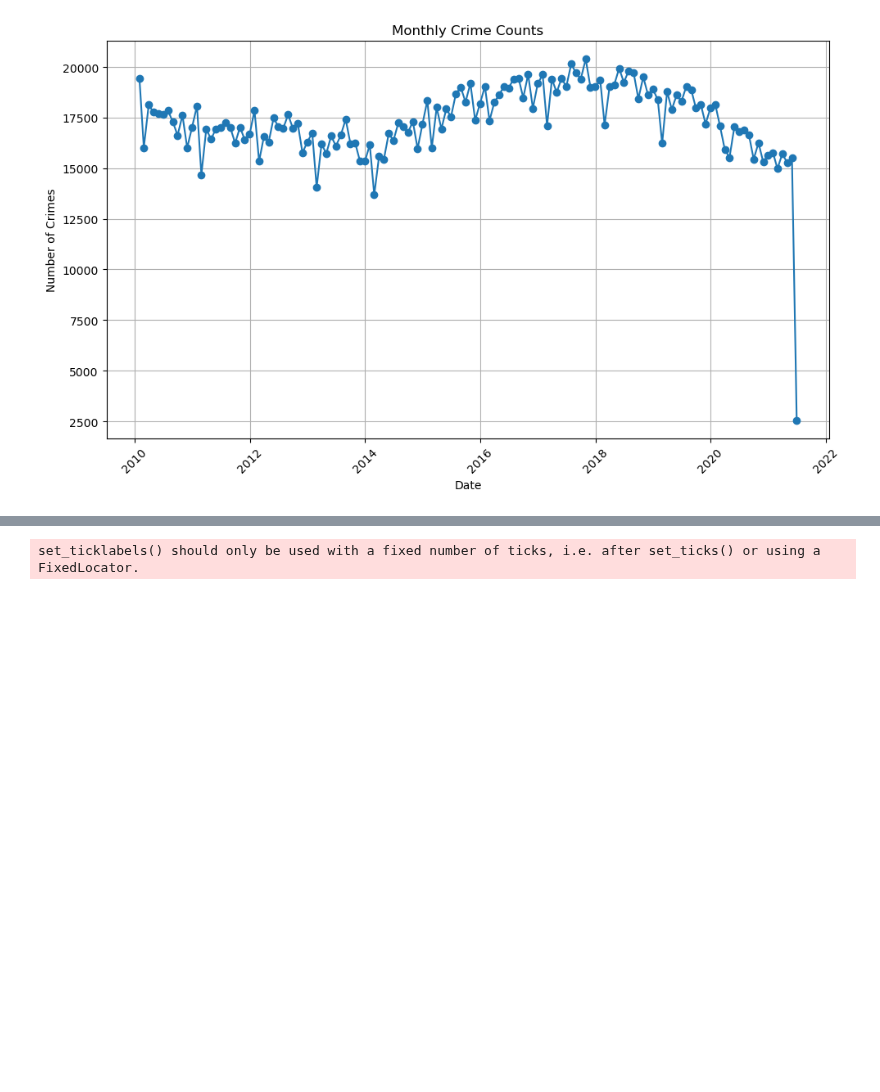
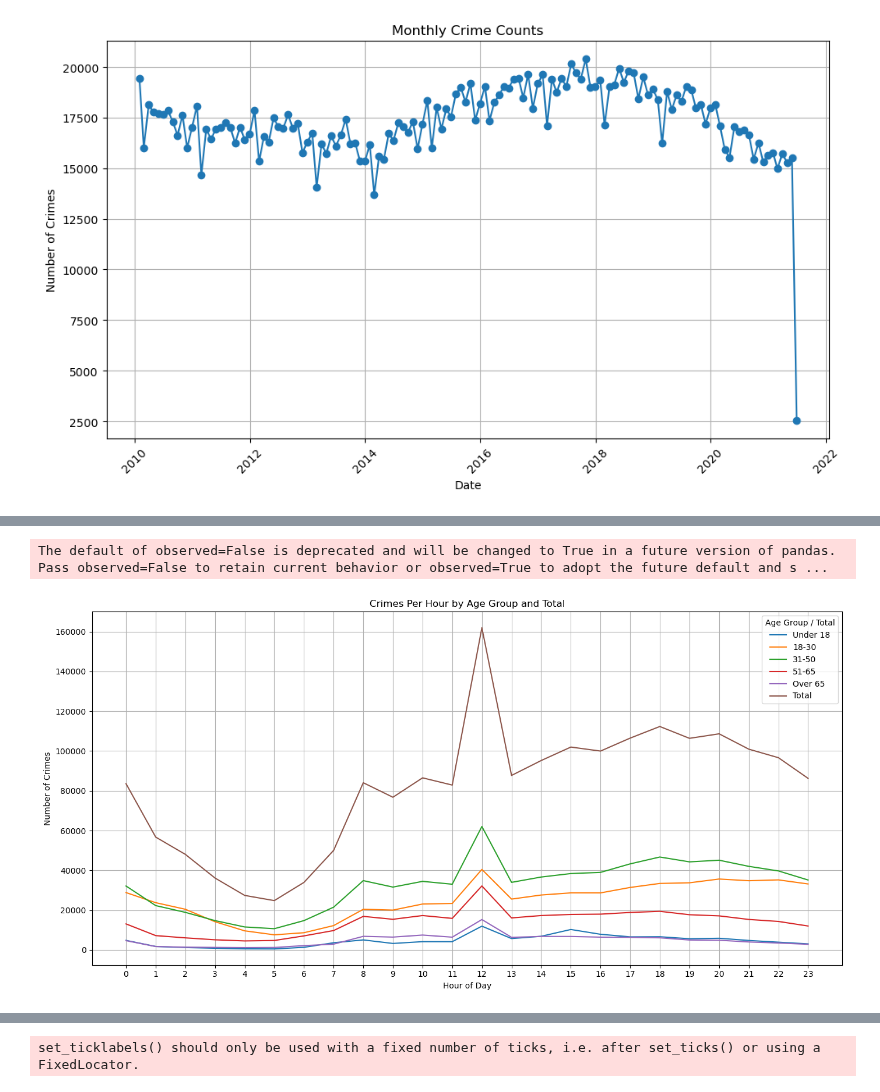
Before and after one commit to Odysseas-Stefanakis/UCalgary_Research_Odysseas, a Jupyter notebook: LA_Crime_Data.ipynb, the cells around one changed output, grey strips where cells are left out. Drawn from its saved outputs; the diff is of its cells as text; code cells hidden in the pictures; blank space fills up the shorter version.

```diff
--- a/LA_Crime_Data.ipynb
+++ b/LA_Crime_Data.ipynb
@@ -318,0 +351,29 @@ fig.show()
+# %%
+import matplotlib.pyplot as plt
+import pandas as pd
+
+# Convert 'TIME OCC' to hour of the day
+la_crime_data_2010_to_2021_sorted['Hour'] = la_crime_data_2010_to_2021_sorted['TIME OCC'] // 100
+
+# Group by hour and age group
+hourly_crimes_by_age = la_crime_data_2010_to_2021_sorted.groupby(['Hour', 'Age Group']).size().unstack(fill_value=0)
+
+# Adding a total crimes per hour line
+hourly_crimes_by_age['Total'] = hourly_crimes_by_age.sum(axis=1)
+
+# Plotting crimes per hour, colored by age groups and including total
+plt.figure(figsize=(14, 7))
+for column in hourly_crimes_by_age.columns:
+    plt.plot(hourly_crimes_by_age.index, hourly_crimes_by_age[column], label=column)
+
+plt.title('Crimes Per Hour by Age Group and Total')
+plt.xlabel('Hour of Day')
+plt.ylabel('Number of Crimes')
+plt.legend(title='Age Group / Total')
+plt.grid(True)
+plt.xticks(range(0, 24))  # Ensure all hours are shown
+plt.tight_layout()
+plt.show()
+# %% [output]
+The default of observed=False is deprecated and will be changed to True in a future version of pandas. Pass observed=False to retain current behavior or observed=True to adopt the future default and s ...
+[figure, added]
```
Also changed, not shown: parts of 6 cells of this notebook.
